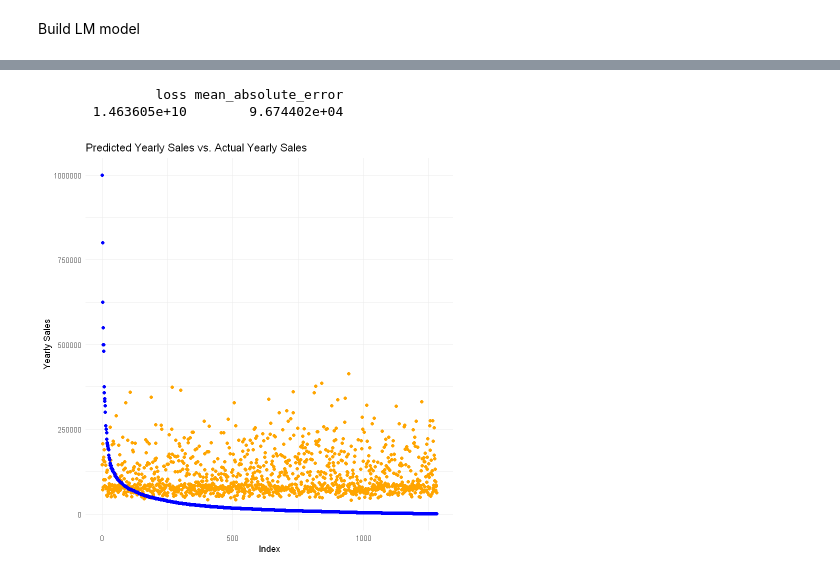
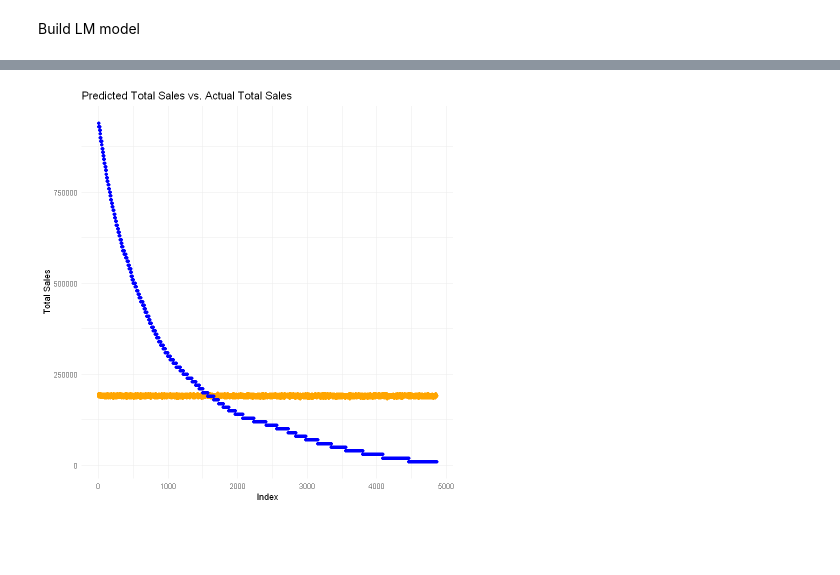
Before and after one commit to wd686/EBAC, a Jupyter notebook: dataProcessing/revenuePredictor_v2.ipynb, the cells around one changed output, grey strips where cells are left out. Cells and saved outputs as stored; diff of their text form; code cells hidden in the pictures; blank space fills up the shorter version.

Commit message:
revised with total sales

```diff
--- a/dataProcessing/revenuePredictor_v2.ipynb
+++ b/dataProcessing/revenuePredictor_v2.ipynb
@@ -715,2 +980,13 @@ str(data)
+# %%
+########################################################
+# Split into 80-20 training-testing dataset
+
+# Set a random seed for reproducibility
+set.seed(123)
+
+# Split the data into a training set (80%) and a test set (20%)
+split <- sample.split(data$log_transformed_total_sales, SplitRatio = 0.8)
+training_data <- subset(data, split == TRUE)
+test_data <- subset(data, split == FALSE)
 # %% [markdown]
 Build LM model
@@ -1168,2 +1261,16 @@ ________________________________________________________________________________
+# %%
+# Exclude specific columns
+excluded_columns <- c("Rank",
+                    "Title",
+                    "Publisher",
+                    "Developer",
+                    "YearsSinceRelease",
+                    "log_transformed_total_sales",
+                    "TopPublisher_Count",
+                    "TopDeveloper_Count",
+                    "TotalSales")
+
+x_train <- training_data[, !names(training_data) %in% excluded_columns]
+x_test <- test_data[, !names(test_data) %in% excluded_columns]
 # %%
 # Train the model
@@ -1265,22 +1294,16 @@ eval_metrics4 <- model4 %>% evaluate(
-# %%
-# Print the evaluation metrics
-print(eval_metrics4)
-# %% [output]
-               loss mean_absolute_error
-       1.463605e+10        9.674402e+04
 # %%
 # Generate predictions using your trained model
-predictions_NN4 <- model4 %>% predict(data.matrix(x_test))
+predictions <- model %>% predict(data.matrix(x_train))
 
 # Organize results into a data frame
-results_NN4 <- data.frame(Actual_YearlySales = test_data_v2$YearlySales, Predicted_YearlySales = as.vector(predictions_NN4))
+results <- data.frame(Actual_TotalSales = training_data$TotalSales, Predicted_TotalSales = predictions)
 # %%
 # Create a scatter plot for both predicted and actual values using different colors
-ggplot(results_NN4, aes(x = seq_along(Actual_YearlySales))) +
-  geom_point(aes(y = Predicted_YearlySales), color = "orange") +
-  geom_point(aes(y = Actual_YearlySales), color = "blue") +
-  labs(x = "Index", y = "Yearly Sales") +
-  ggtitle("Predicted Yearly Sales vs. Actual Yearly Sales") +
+ggplot(results, aes(x = seq_along(Actual_TotalSales))) +
+  geom_point(aes(y = Predicted_TotalSales), color = "orange") +
+  geom_point(aes(y = Actual_TotalSales), color = "blue") +
+  labs(x = "Index", y = "Total Sales") +
+  ggtitle("Predicted Total Sales vs. Actual Total Sales") +
   theme_minimal()
 # %% [output]
-[figure, old version]
+[figure, new version]
```
Also changed, not shown: parts of 84 cells of this notebook, 1 other file.
